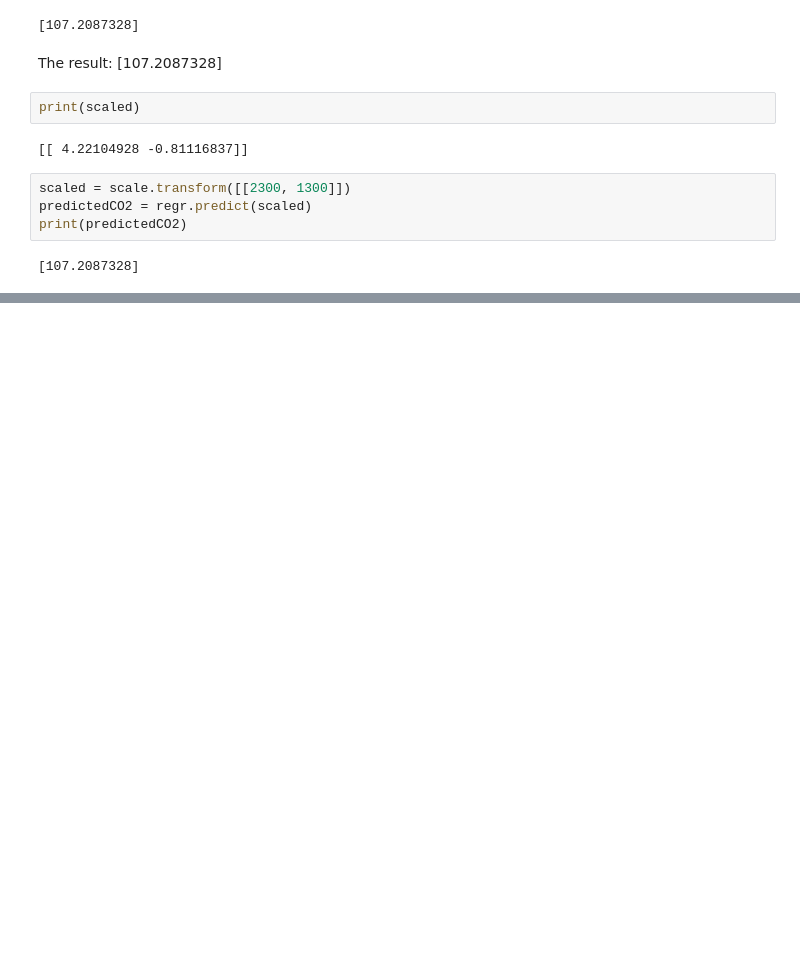
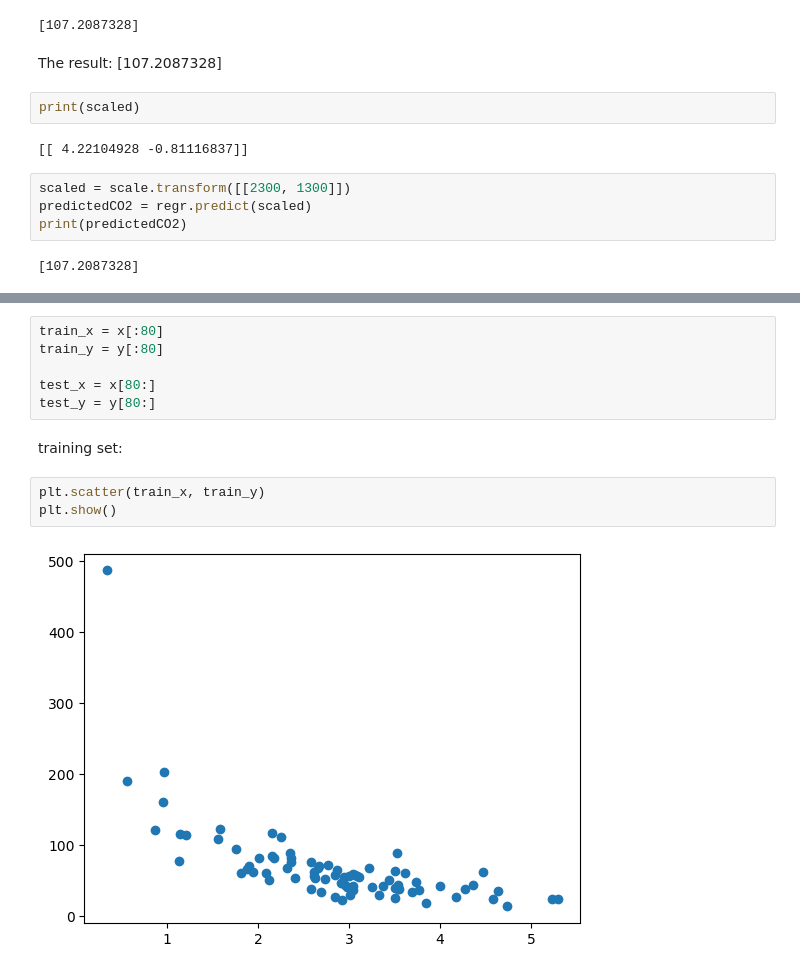
Before and after one commit to pixel-perfect-metodology/python_playground, a Jupyter notebook: ml/day_1.ipynb, the cells around one changed output, grey strips where cells are left out. Saved outputs shown, nothing was run; the diff lists cells and outputs as text; blank space fills up the shorter version.

```diff
--- a/ml/day_1.ipynb
+++ b/ml/day_1.ipynb
@@ -697,0 +738,13 @@ plt.show()
+# %%
+train_x = x[:80]
+train_y = y[:80]
+
+test_x = x[80:]
+test_y = y[80:]
+# %% [markdown]
+training set:
+# %%
+plt.scatter(train_x, train_y)
+plt.show()
+# %% [output]
+[figure, added]
```
Also changed, not shown: parts of 35 cells of this notebook.
